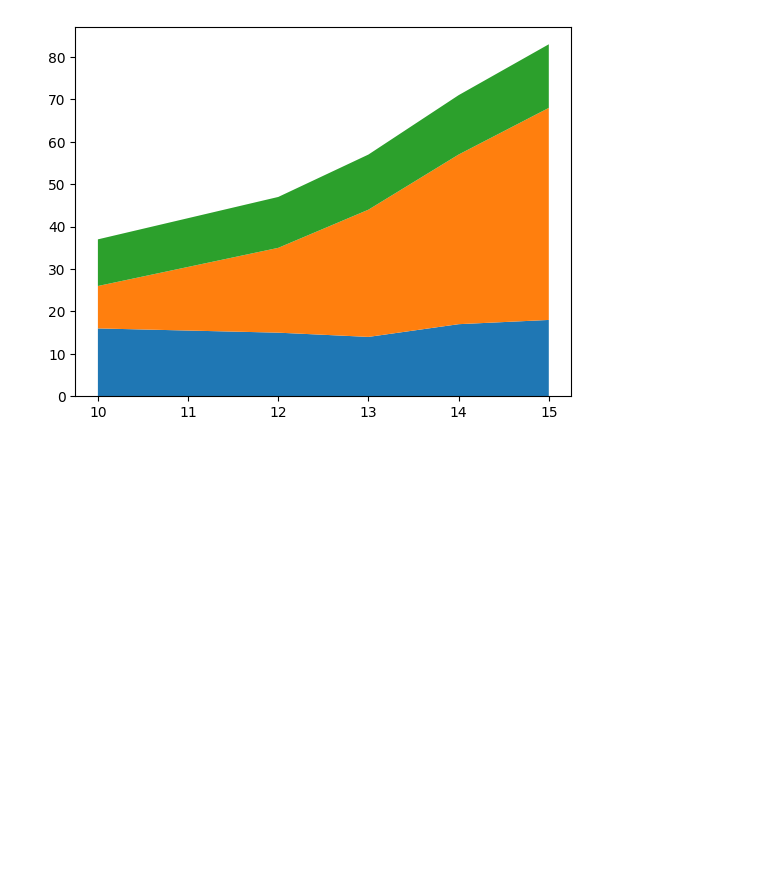
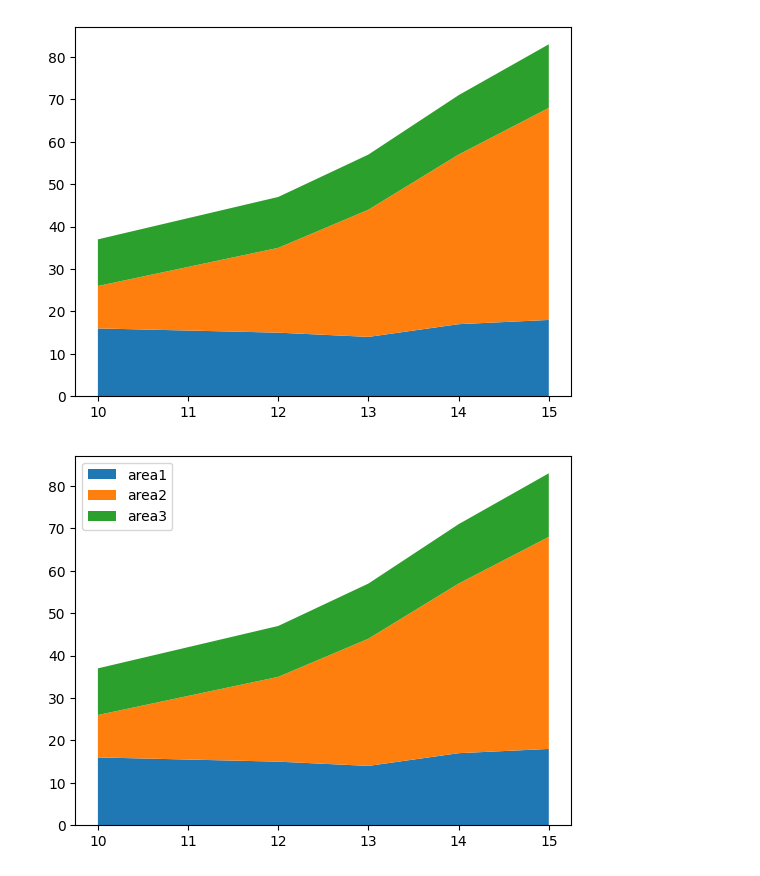
Before and after one commit to NishmthaM/matplotlib_python, a Jupyter notebook: Matplotlib.ipynb, the cells around one changed output. Saved outputs shown, nothing was run; the diff lists cells and outputs as text; code cells hidden in the pictures; blank space fills up the shorter version.

```diff
--- a/Matplotlib.ipynb
+++ b/Matplotlib.ipynb
@@ -549,3 +549,18 @@ plt.stackplot(x,area,area1,area2)
 plt.show()
 # %% [output]
 [figure]
+# %%
+import matplotlib.pyplot as plt
+
+x=[10,12,13,14,15]
+area1=[16,15,14,17,18]
+area2=[10,20,30,40,50]
+area3=[11,12,13,14,15]
+
+lst=["area1","area2","area3"]
+
+plt.stackplot(x,area1,area2,area3,labels=lst)
+plt.legend()
+plt.show()
+# %% [output]
+[figure, added]
```
